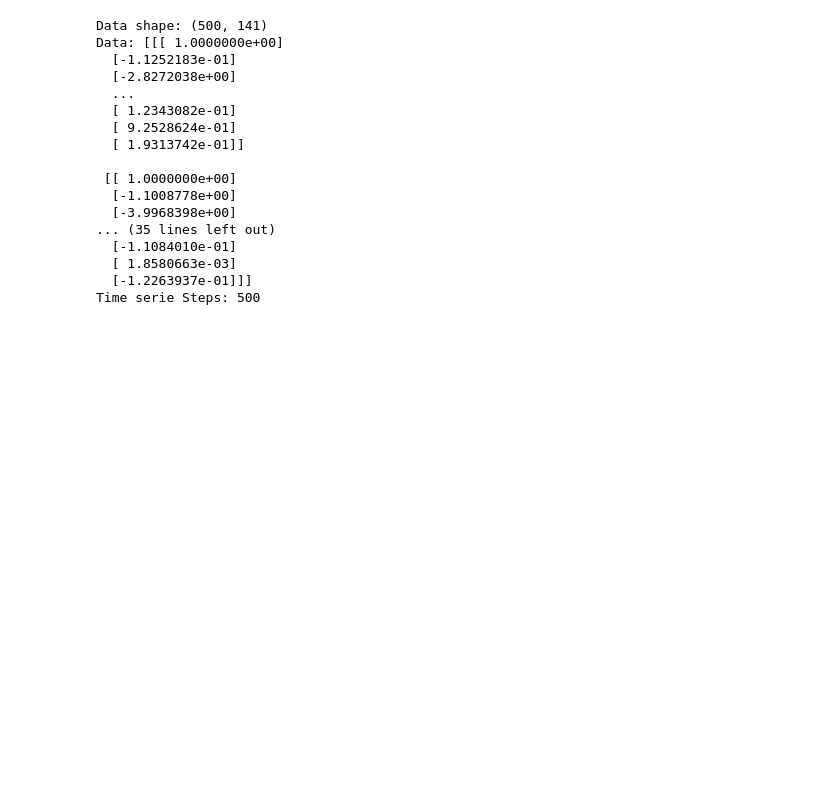
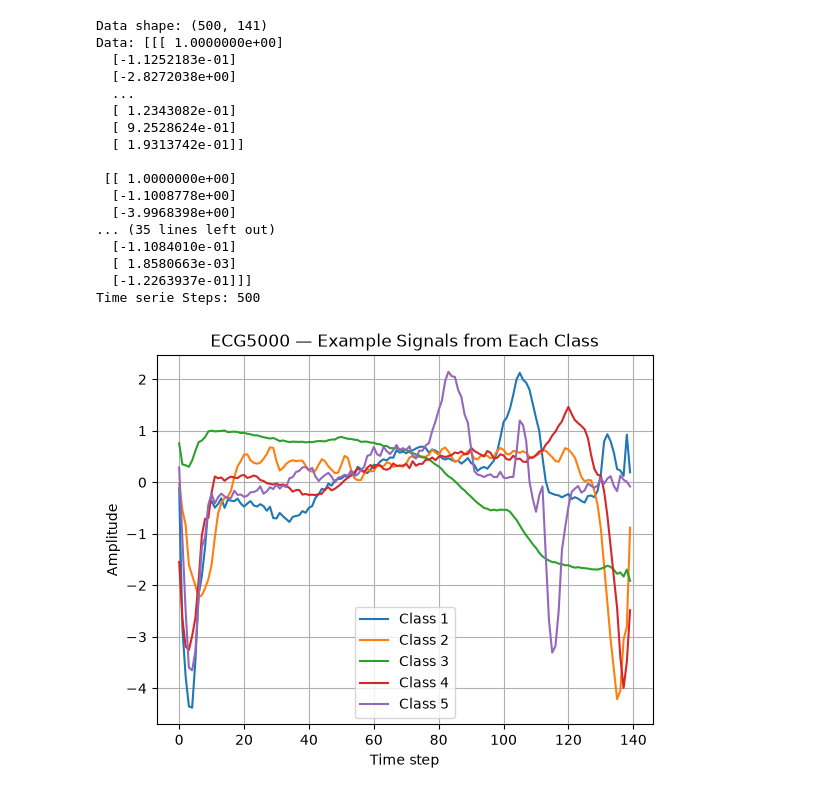
Before and after one commit to bi-blib/ecg5000_time_series_modelling, a Jupyter notebook: exploratory_analysis/baseline.ipynb, the cells around one changed output. Saved outputs shown, nothing was run; the diff lists cells and outputs as text; code cells hidden in the pictures; blank space fills up the shorter version.

Commit message:
Add graphics examples

```diff
--- a/exploratory_analysis/baseline.ipynb
+++ b/exploratory_analysis/baseline.ipynb
@@ -10,30 +10,45 @@ from torch.utils.data import DataLoader, Dataset
 
 path = "../ECG5000/ECG5000_TRAIN.txt"
 
 data = np.loadtxt(path)
 print("Data shape:", data.shape)
 
 data = np.expand_dims(data, axis=-1)
 
 print("Data:",data)
 
 n_time_steps = len(data)
 print("Time serie Steps:", n_time_steps)
+
+for cls in [1,2,3,4,5]:
+    # find first sample of this class
+    idx = np.where(data[:,0] == cls)[0][0]
+    signal = data[idx, 1:]
+
+    plt.plot(signal, label=f"Class {cls}")
+
+plt.title("ECG5000 — Example Signals from Each Class")
+plt.xlabel("Time step")
+plt.ylabel("Amplitude")
+plt.legend()
+plt.grid(True)
+plt.show()
 # %% [output]
 Data shape: (500, 141)
 Data: [[[ 1.0000000e+00]
   [-1.1252183e-01]
   [-2.8272038e+00]
   ...
   [ 1.2343082e-01]
   [ 9.2528624e-01]
   [ 1.9313742e-01]]
 
  [[ 1.0000000e+00]
   [-1.1008778e+00]
   [-3.9968398e+00]
 ... (35 lines left out)
   [-1.1084010e-01]
   [ 1.8580663e-03]
   [-1.2263937e-01]]]
 Time serie Steps: 500
+[figure, added]
```
Also changed, not shown: parts of 1 cell of this notebook.
